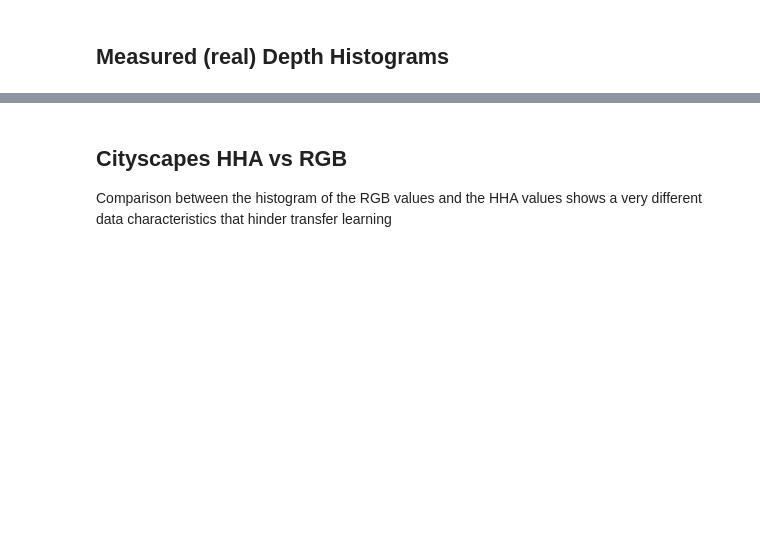
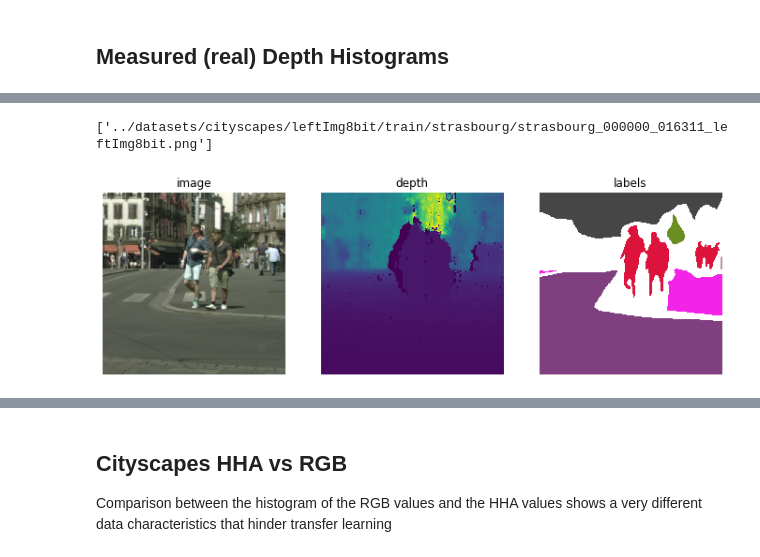
Before and after one commit to crmauceri/pytorch-deeplab-xception, a Jupyter notebook: visualization_scripts/RGB-D Data Distributions.ipynb, the cells around one changed output, grey strips where cells are left out. Drawn from its saved outputs; the diff is of its cells as text; code cells hidden in the pictures; blank space fills up the shorter version.

```diff
--- a/visualization_scripts/RGB-D Data Distributions.ipynb
+++ b/visualization_scripts/RGB-D Data Distributions.ipynb
@@ -124,3 +130,10 @@ Found 2975 train images
+# %%
+for ii, sample in enumerate(dataloader):
+    visualize_sample(city_val.loader, sample, 'cityscapes')
+    break
+# %% [output]
+['../datasets/cityscapes/leftImg8bit/train/strasbourg/strasbourg_000000_016311_leftImg8bit.png']
+[figure, added]
 # %%
 sunrgbd_rgbd_dist_train = sample_distribution(RGBDSegmentation(sunrgbd_rgbd, split='train'), n=100)
 sunrgbd_rgbd_dist_val = sample_distribution(RGBDSegmentation(sunrgbd_rgbd, split='val'), n=100)
```
Also changed, not shown: parts of 33 cells of this notebook, 8 other files.
